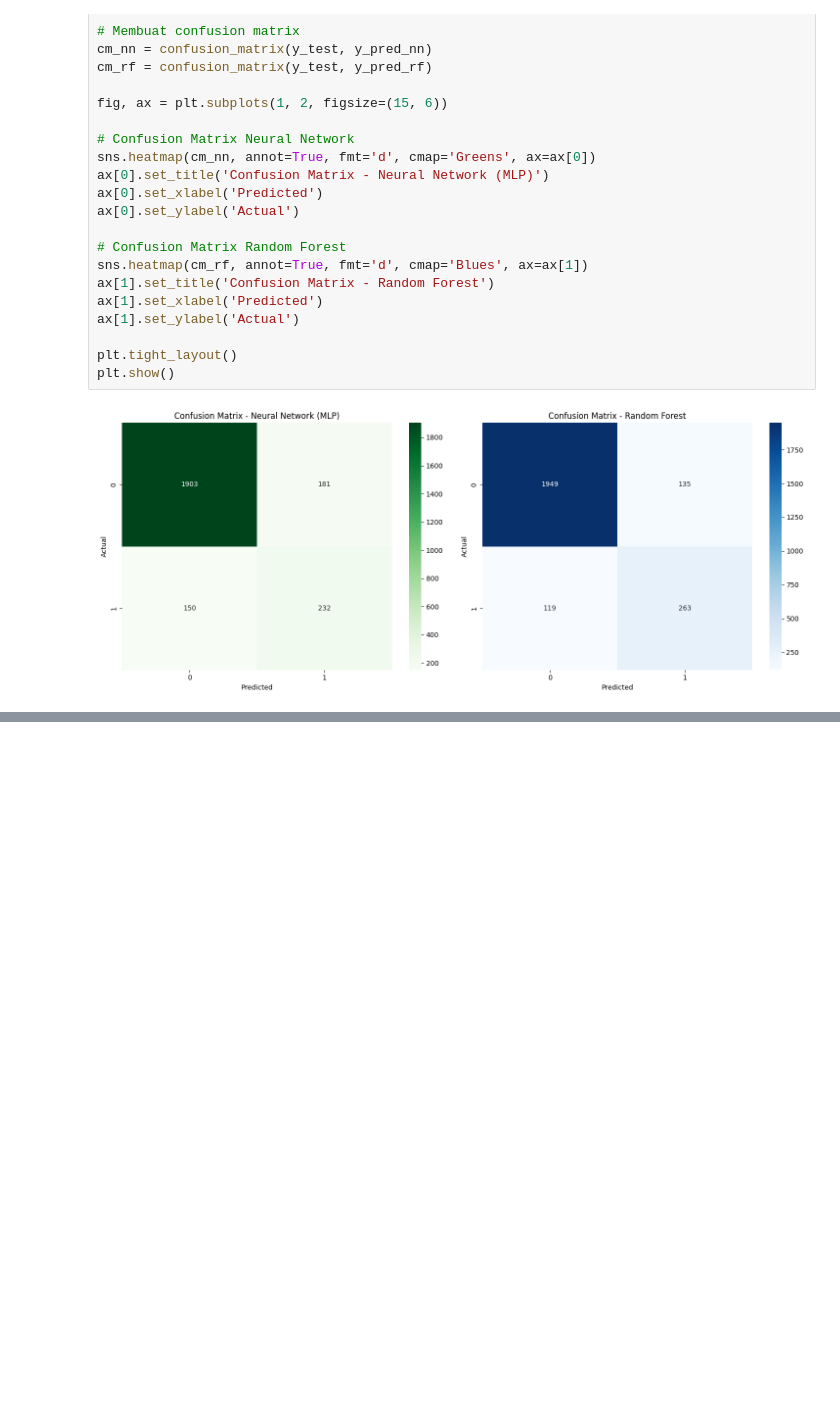
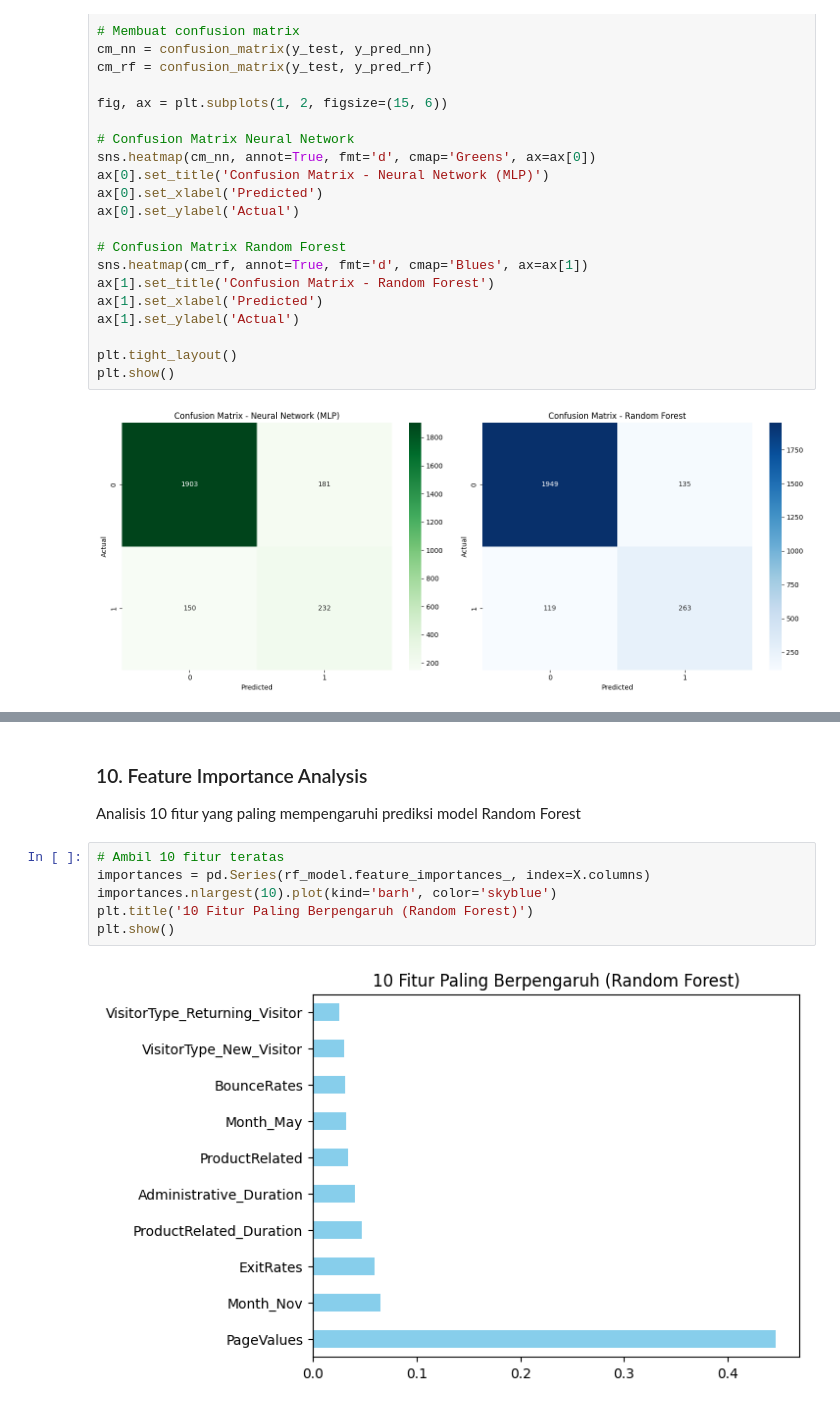
Before and after one commit to rreldty/SoftComputing, a Jupyter notebook: Tugas 4 Neural Network/mlp_randomforest.ipynb, the cells around one changed output, grey strips where cells are left out. Saved outputs shown, nothing was run; the diff lists cells and outputs as text; blank space fills up the shorter version.

```diff
--- a/Tugas 4 Neural Network/mlp_randomforest.ipynb
+++ b/Tugas 4 Neural Network/mlp_randomforest.ipynb
@@ -311,0 +353,12 @@ plt.show()
+# %% [markdown]
+### 10. Feature Importance Analysis
+
+Analisis 10 fitur yang paling mempengaruhi prediksi model Random Forest
+# %%
+# Ambil 10 fitur teratas
+importances = pd.Series(rf_model.feature_importances_, index=X.columns)
+importances.nlargest(10).plot(kind='barh', color='skyblue')
+plt.title('10 Fitur Paling Berpengaruh (Random Forest)')
+plt.show()
+# %% [output]
+[figure, added]
```
Also changed, not shown: parts of 7 cells of this notebook.
